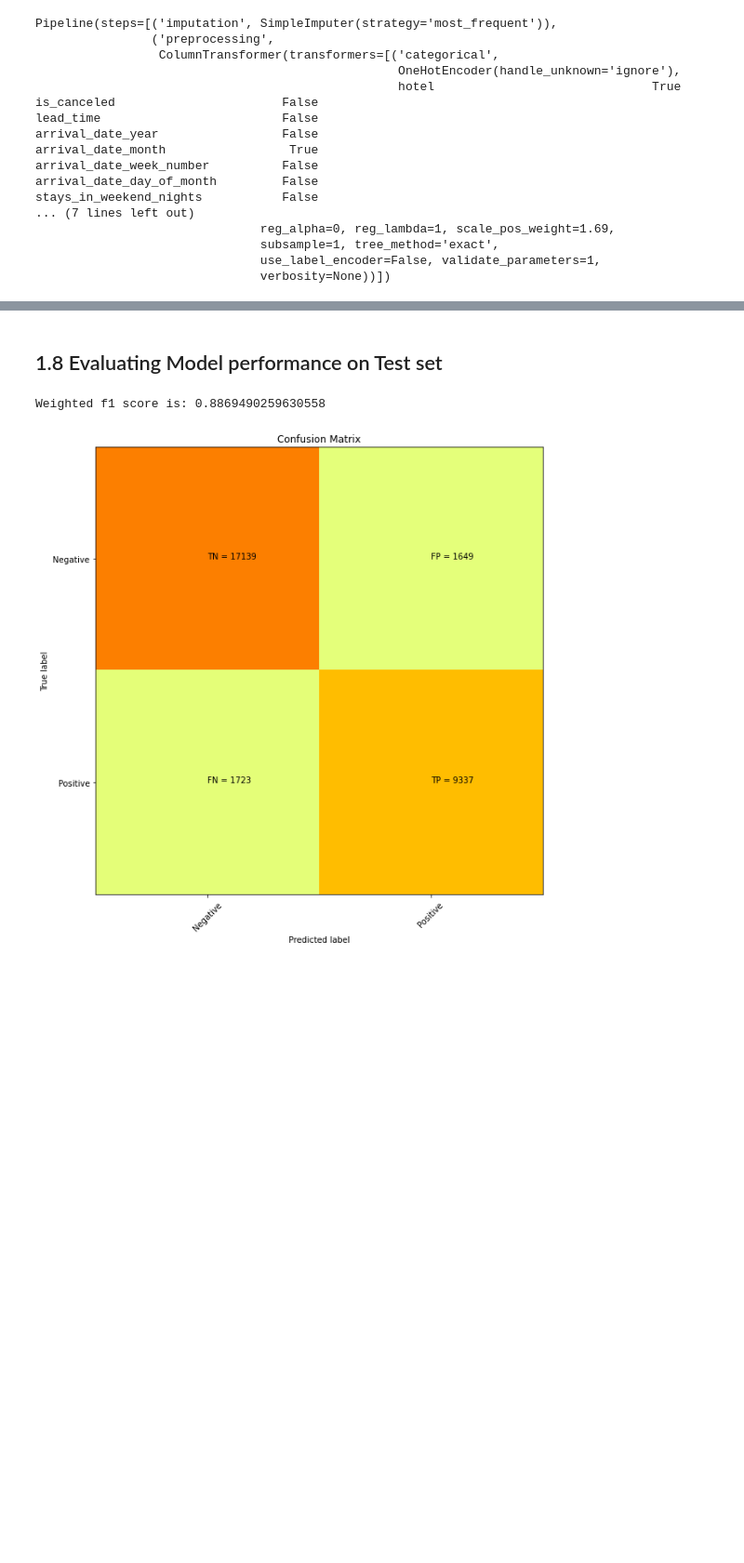
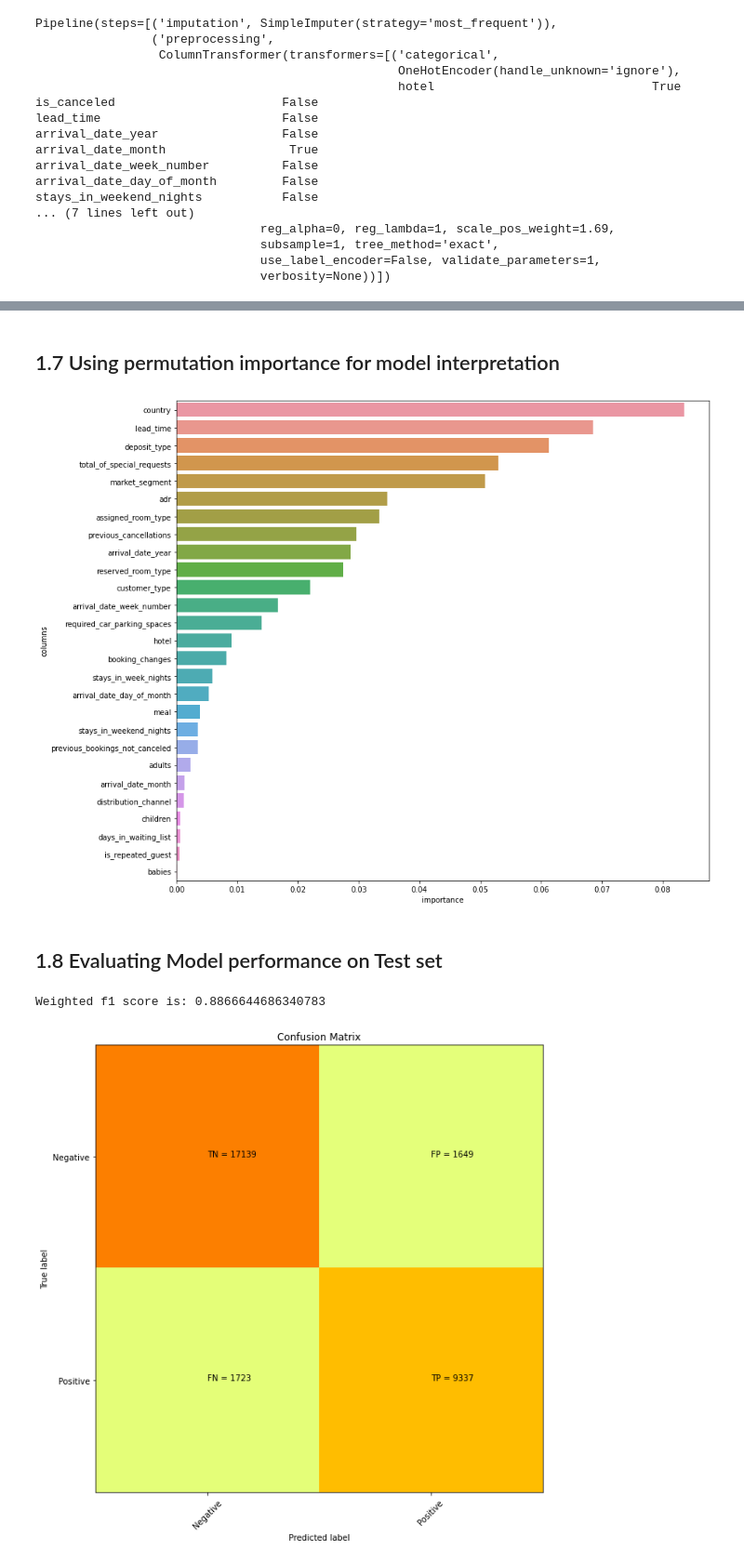
Before and after one commit to shrutiroy203/Hotel-Booking-Cancellation-Prediction, a Jupyter notebook: Hotel Booking Cancellation Prediction.ipynb, the cells around one changed output, grey strips where cells are left out. Shown at 93% size. Saved outputs shown, nothing was run; the diff lists cells and outputs as text; code cells hidden in the pictures; blank space fills up the shorter version.

```diff
--- a/Hotel Booking Cancellation Prediction.ipynb
+++ b/Hotel Booking Cancellation Prediction.ipynb
@@ -244,11 +251,12 @@ Counter(y_train)[0]/(Counter(y_train)[1])
 # 1. Max Depth: higher the max depth, higher is the chance to overfit. we will keep the values between 5 and 15.
 # 2. ETA: the learning rate during gradient descent calculations. we dont want the value to be too high, otherwise the solution might not converge
 # 3. Scale Pos Weight: this is a parameter which we can use when we are dealing with imbalanced datasets
+# 4. Objective: We are dealing with binary dependent variable (1 and 0 ), hence we will fix out object as "binary:logistic"
 search_space_xgboost = [
                 {'MC': [xgb.XGBClassifier(objective="binary:logistic",use_label_encoder=False)],  # Actual Estimator
-                     'MC__max_depth':[15],
-                     'MC__eta':[0.3],
-                     'MC__scale_pos_weight':[1.69]
+                     'MC__max_depth':[10,15],
+                     'MC__eta':[0.2,0.3],
+                     'MC__scale_pos_weight':[1.65,1.69]
                      }
 
                      ]
@@ -347,15 +323,33 @@ stays_in_weekend_nights           False
                                subsample=1, tree_method='exact',
                                use_label_encoder=False, validate_parameters=1,
                                verbosity=None))])
+# %% [markdown]
+## 1.7 Using permutation importance for model interpretation
+# %%
+# We call permuation_importance and input the fitted model as model parameter
+# We call it on test set, since it calculates the feature importance via its performance on our test set
+result = permutation_importance(pipe, X_test, y_test, n_repeats=2,
+                                random_state=42, n_jobs=-1)
+# %%
+# We create a dataframe to plot the importance values
+df = pd.DataFrame({'columns':X_test.columns, 'importance':result.importances_mean})
+df=df.loc[df['importance']>0].sort_values(['importance'],ascending=False).reset_index()
+# %%
+# We see country of origin, lead time, and deposit type are the most important variables. this is something we caught on during our EDA as well.
+plt.subplots(1,figsize=(13,12))
+sns.barplot(x="importance",y="columns",data=df)
+plt.show()
+# %% [output]
+[figure, added]
+# %% [markdown]
+## 1.8 Evaluating Model performance on Test set
 # %%
 y_pred=pipe.predict(X_test)
-# %% [markdown]
-## 1.8 Evaluating Model performance on Test set
 # %%
 # We choose weighted fscore since we have imbalanced classification data.
 print("Weighted f1 score is:",f1_score(y_test, y_pred, average='weighted'))
 # %% [output]
-Weighted f1 score is: 0.8869490259630558
+Weighted f1 score is: 0.8866644686340783
 # %%
 # The confusion matrix helps us visualise the precision and recall. Its important for us that we are able to identify users who are cancelling correctly.
 # We are able to predict users who cancelled (TP) 85% of the times. Thats good accuracy
```
Also changed, not shown: parts of 14 cells of this notebook.
